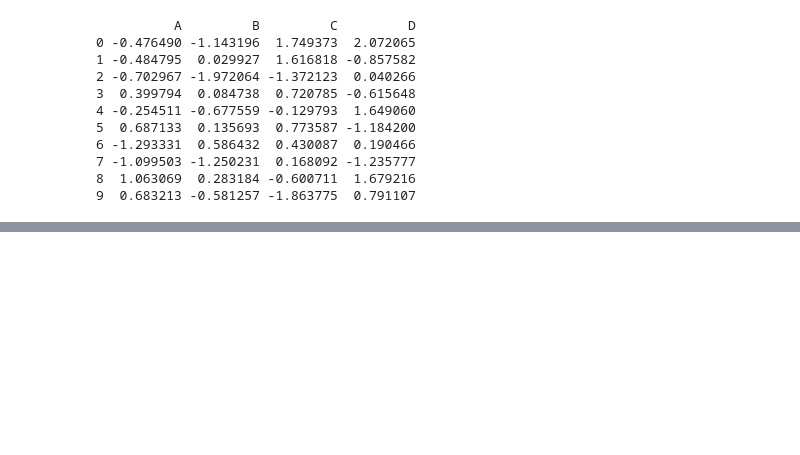
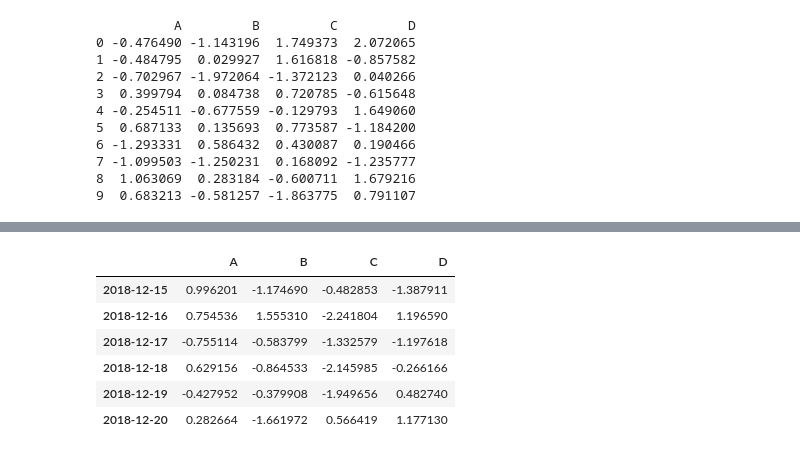
Before and after one commit to gr8bipin/python_basics_finance, a Jupyter notebook: pandas_module.ipynb, the cells around one changed output, grey strips where cells are left out. Saved outputs shown, nothing was run; the diff lists cells and outputs as text; code cells hidden in the pictures; blank space fills up the shorter version.

```diff
--- a/pandas_module.ipynb
+++ b/pandas_module.ipynb
@@ -1673,0 +1934,11 @@ print(df3)
+# %%
+# Getting all values inside a date range:
+ts['2018-12-15':'2018-12-20']
+# %% [output]
+|  | A | B | C | D |
+| 2018-12-15 | 0.996201 | -1.174690 | -0.482853 | -1.387911 |
+| 2018-12-16 | 0.754536 | 1.555310 | -2.241804 | 1.196590 |
+| 2018-12-17 | -0.755114 | -0.583799 | -1.332579 | -1.197618 |
+| 2018-12-18 | 0.629156 | -0.864533 | -2.145985 | -0.266166 |
+| 2018-12-19 | -0.427952 | -0.379908 | -1.949656 | 0.482740 |
+| 2018-12-20 | 0.282664 | -1.661972 | 0.566419 | 1.177130 |
```
Also changed, not shown: parts of 26 cells of this notebook.
